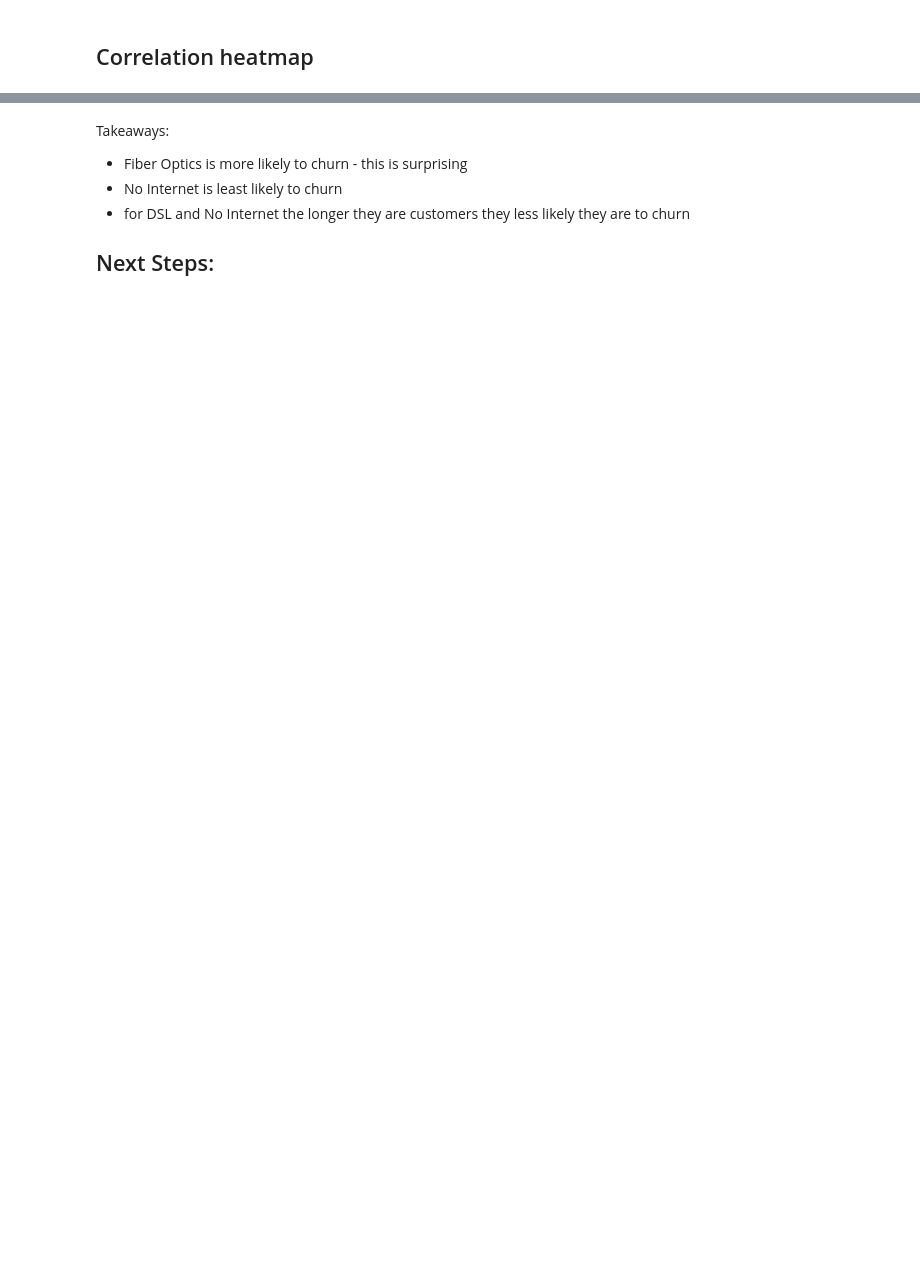
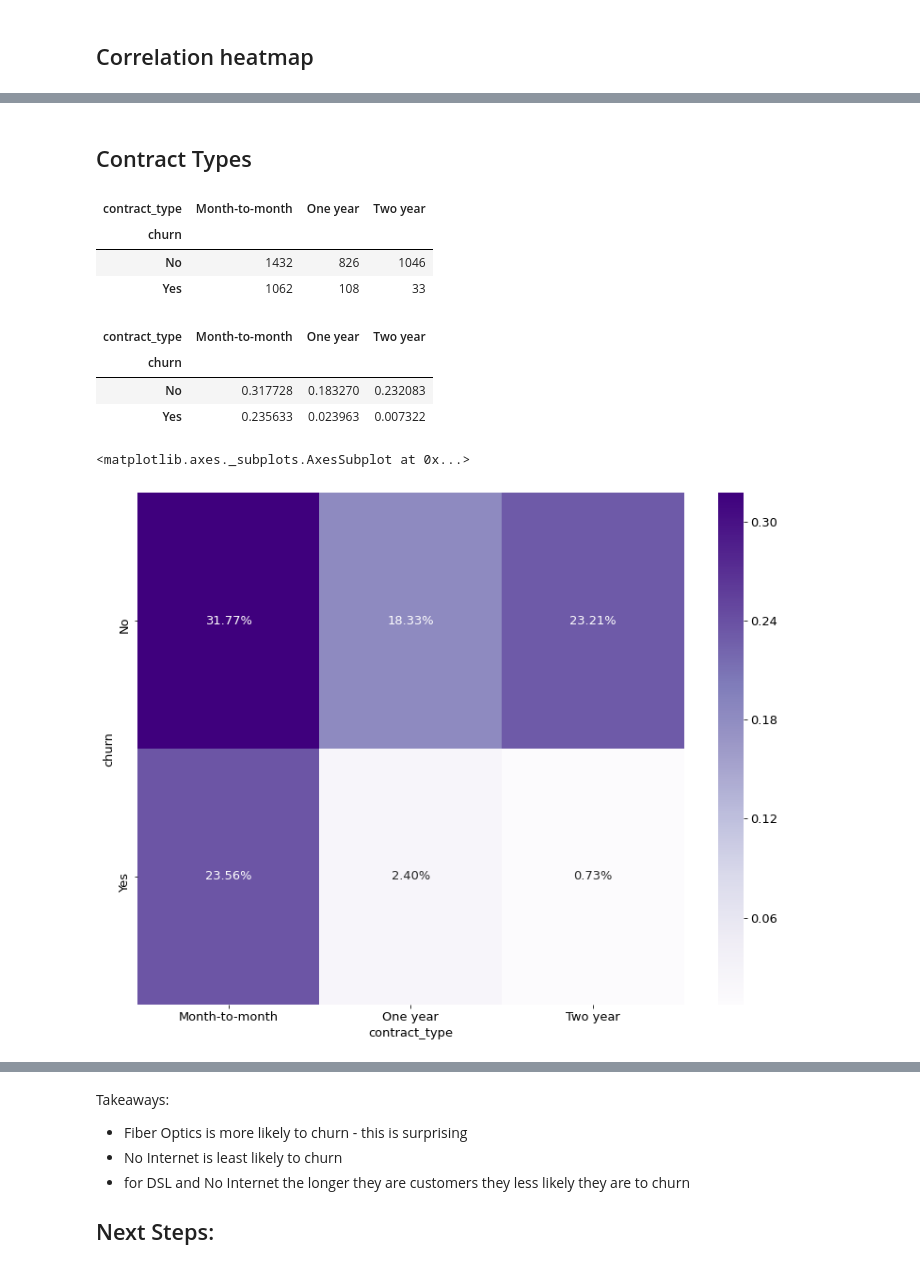
Before and after one commit to Churning-Up-the-Heat/classification-project, a Jupyter notebook: scratchpad_yk.ipynb, the cells around one changed output, grey strips where cells are left out. Drawn from its saved outputs; the diff is of its cells as text; code cells hidden in the pictures; blank space fills up the shorter version.

```diff
--- a/scratchpad_yk.ipynb
+++ b/scratchpad_yk.ipynb
@@ -191,0 +218,2 @@ sns.heatmap(train.corr(), annot=True, cmap='Purples', fmt='.2%')
+# %% [markdown]
+## Contract Types
@@ -192 +222,22 @@ sns.heatmap(train.corr(), annot=True, cmap='Purples', fmt='.2%')
+# %%
+ctab
+# %% [output]
+| contract_type | Month-to-month | One year | Two year |
+| churn |  |  |  |
+| No | 1432 | 826 | 1046 |
+| Yes | 1062 | 108 | 33 |
+# %%
+ctab = pd.crosstab(train.churn, train.contract_type, normalize=True)
+# %%
+ctab
+# %% [output]
+| contract_type | Month-to-month | One year | Two year |
+| churn |  |  |  |
+| No | 0.317728 | 0.183270 | 0.232083 |
+| Yes | 0.235633 | 0.023963 | 0.007322 |
+# %%
+sns.heatmap(ctab, annot=True, cmap='Purples', fmt='.2%')
+# %% [output]
+<matplotlib.axes._subplots.AxesSubplot at 0x...>
+[figure, added]
 # %%
```
Also changed, not shown: parts of 30 cells of this notebook.
